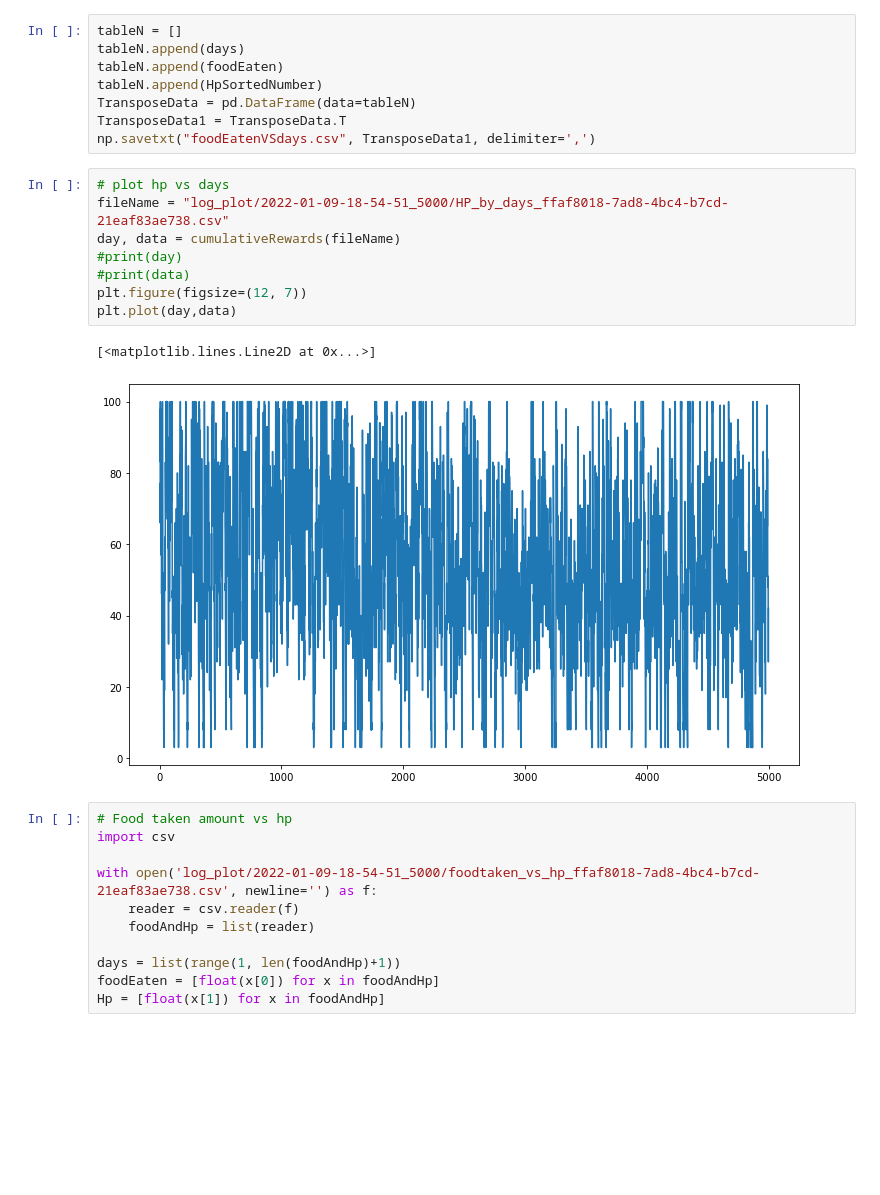
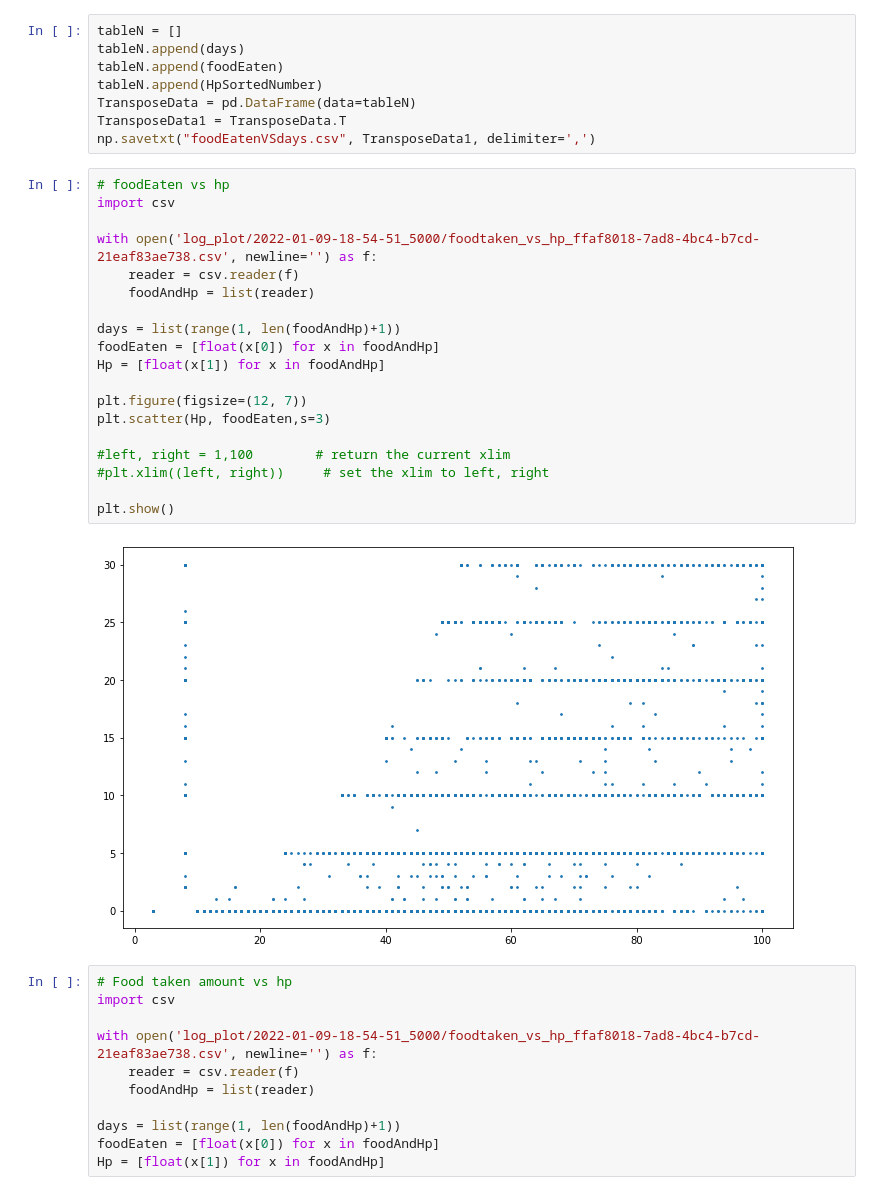
Before and after one commit to SOMAS2021/SOMAS2021, a Jupyter notebook: Experiment.ipynb, the cells around one changed output. Drawn from its saved outputs; the diff is of its cells as text; blank space fills up the shorter version.

```diff
--- a/Experiment.ipynb
+++ b/Experiment.ipynb
@@ -144,17 +144,27 @@ tableN.append(HpSortedNumber)
 TransposeData = pd.DataFrame(data=tableN)
 TransposeData1 = TransposeData.T
 np.savetxt("foodEatenVSdays.csv", TransposeData1, delimiter=',')
-# %%
-# plot hp vs days
-fileName = "log_plot/2022-01-09-18-54-51_5000/HP_by_days_ffaf8018-7ad8-4bc4-b7cd-21eaf83ae738.csv"
-day, data = cumulativeRewards(fileName)
-#print(day)
-#print(data)
-plt.figure(figsize=(12, 7))
-plt.plot(day,data)
-# %% [output]
-[<matplotlib.lines.Line2D at 0x...>]
-[figure, removed]
+# %%
+# foodEaten vs hp
+import csv
+
+with open('log_plot/2022-01-09-18-54-51_5000/foodtaken_vs_hp_ffaf8018-7ad8-4bc4-b7cd-21eaf83ae738.csv', newline='') as f:
+    reader = csv.reader(f)
+    foodAndHp = list(reader)
+
+days = list(range(1, len(foodAndHp)+1))
+foodEaten = [float(x[0]) for x in foodAndHp]
+Hp = [float(x[1]) for x in foodAndHp]
+
+plt.figure(figsize=(12, 7))
+plt.scatter(Hp, foodEaten,s=3)
+
+#left, right = 1,100        # return the current xlim
+#plt.xlim((left, right))     # set the xlim to left, right
+
+plt.show()
+# %% [output]
+[figure, added]
 # %%
 # Food taken amount vs hp
 import csv
```
Also changed, not shown: parts of 1 cell of this notebook.
